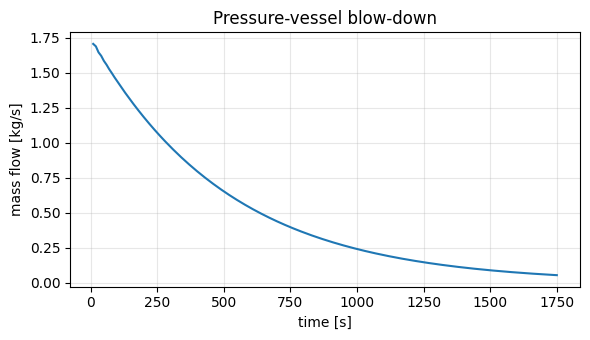
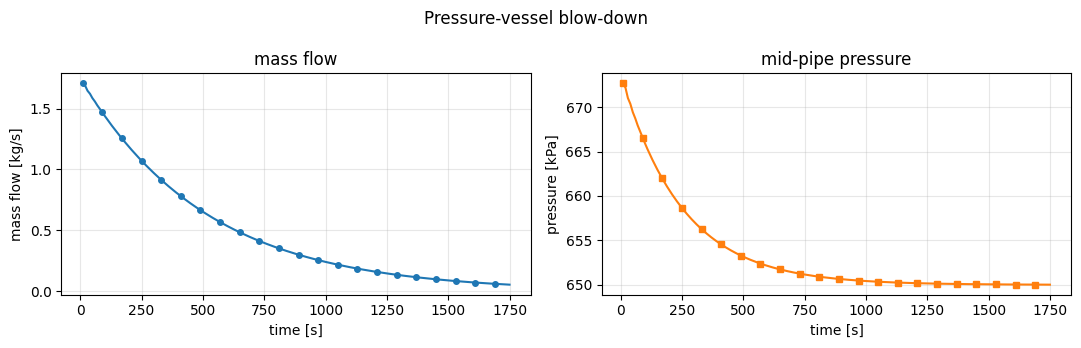
The change to this notebook cell's code, shown as a diff; its figure went from the first image to the second:
--- before
+++ after
@@ -4,10 +4,19 @@
 
 blowdown = benchmarks.build_blowdown()
-hist = blowdown.run(dt=10.0, duration=1750.0, record=("flow:pipe",),
-                    alpha=0.6, relaxation=0.6)
+hist = blowdown.run(
+    dt=10.0, duration=1750.0,
+    record=("flow:pipe", "p:pipe#c20"),   # mass flow + pressure at a mid-pipe cell
+    alpha=0.6, relaxation=0.6,
+)
+t = hist["t"]
 
-plt.figure(figsize=(6, 3.5))
-plt.plot(hist["t"], hist["flow:pipe"])
-plt.xlabel("time [s]"); plt.ylabel("mass flow [kg/s]")
-plt.title("Pressure-vessel blow-down"); plt.grid(True, alpha=0.3)
-plt.tight_layout(); plt.show()
+fig, (ax1, ax2) = plt.subplots(1, 2, figsize=(11, 3.5))
+ax1.plot(t, hist["flow:pipe"], marker="o", markevery=8, ms=4)
+ax1.set(xlabel="time [s]", ylabel="mass flow [kg/s]", title="mass flow")
+ax2.plot(t, [p / 1e3 for p in hist["p:pipe#c20"]], marker="s", markevery=8, ms=4, color="C1")
+ax2.set(xlabel="time [s]", ylabel="pressure [kPa]", title="mid-pipe pressure")
+for ax in (ax1, ax2):
+    ax.grid(True, alpha=0.3)
+fig.suptitle("Pressure-vessel blow-down")
+fig.tight_layout()
+plt.show()

Commit: notebook: fix transient record keys and add plot markers